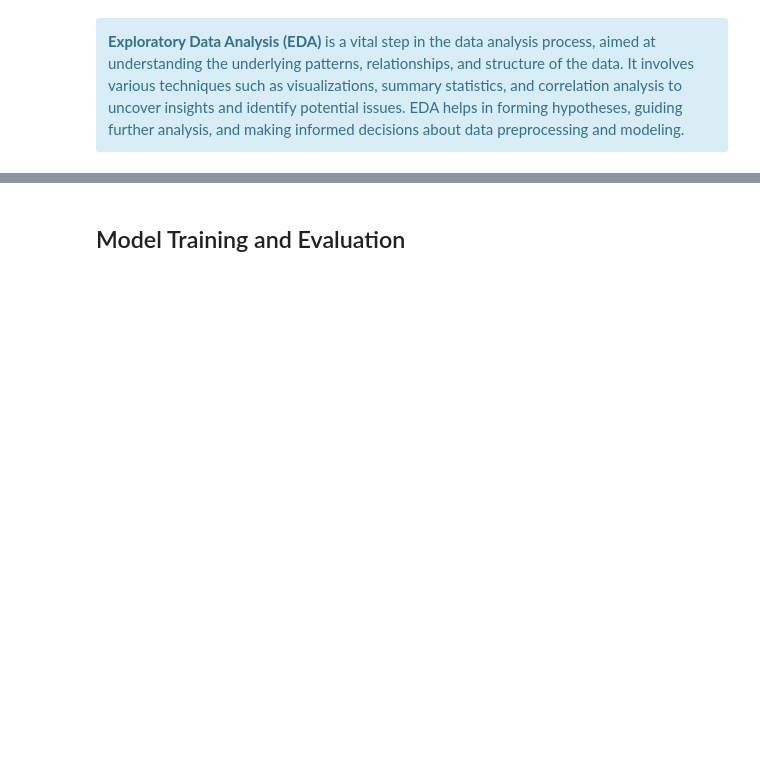
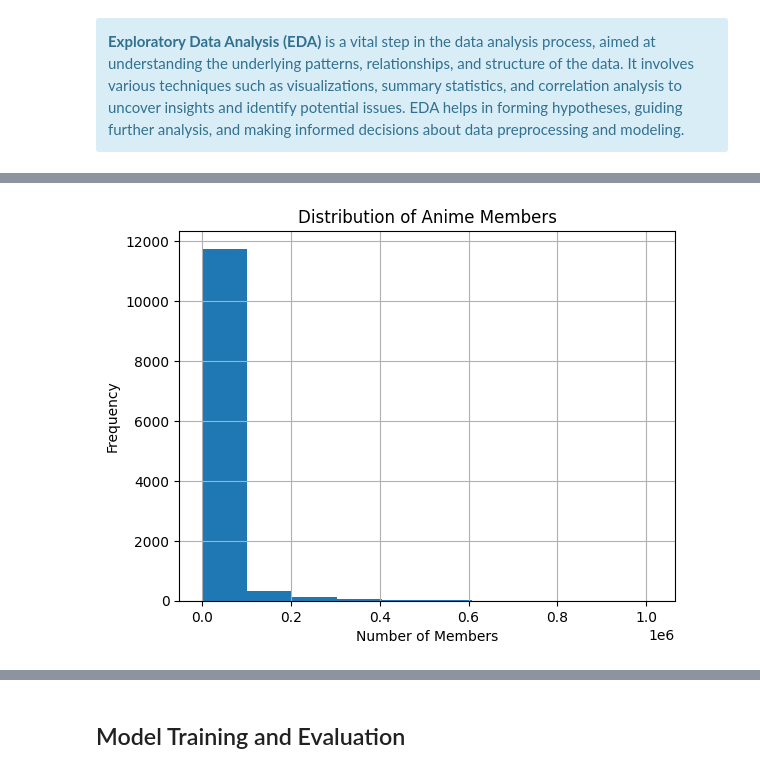
Before and after one commit to Refilwemasapu/Unsupervised-Learning_EG1, a Jupyter notebook: Unsupervised_Learning.ipynb, the cells around one changed output, grey strips where cells are left out. Saved outputs shown, nothing was run; the diff lists cells and outputs as text; code cells hidden in the pictures; blank space fills up the shorter version.

```diff
--- a/Unsupervised_Learning.ipynb
+++ b/Unsupervised_Learning.ipynb
@@ -322,0 +369,8 @@ train_data after removing duplicate rows:
+# %%
+data['members'].hist(bins=10)
+plt.title('Distribution of Anime Members')
+plt.xlabel('Number of Members')
+plt.ylabel('Frequency')
+plt.show()
+# %% [output]
+[figure, added]
```
Also changed, not shown: parts of 12 cells of this notebook.
